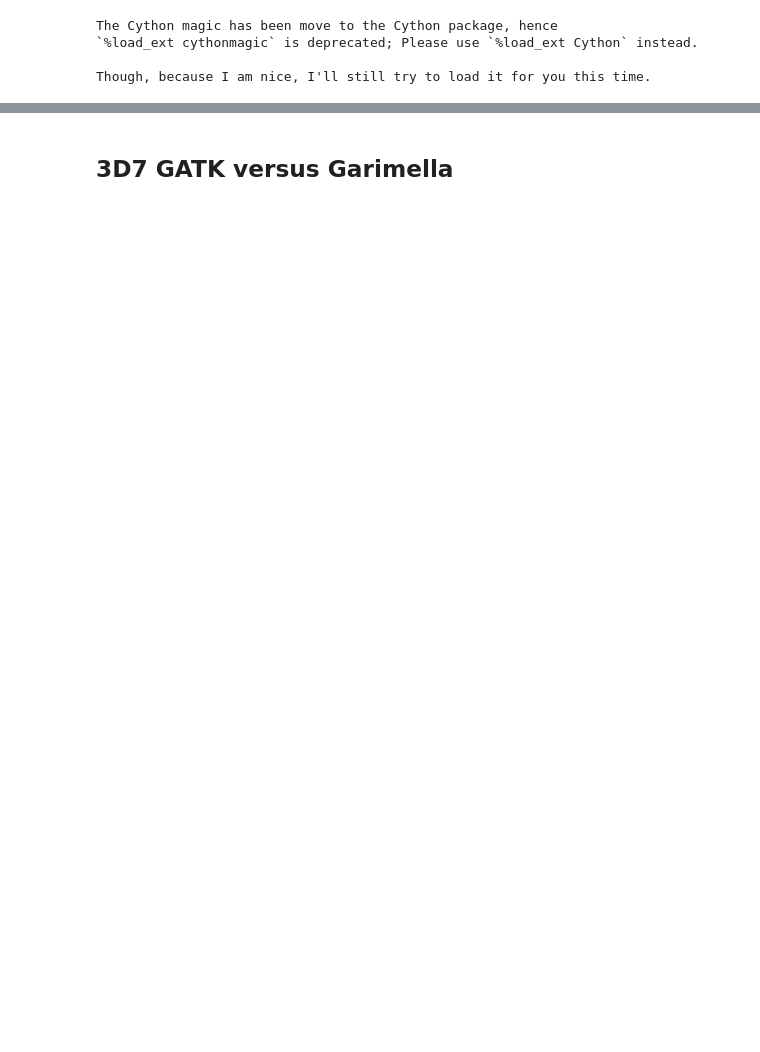
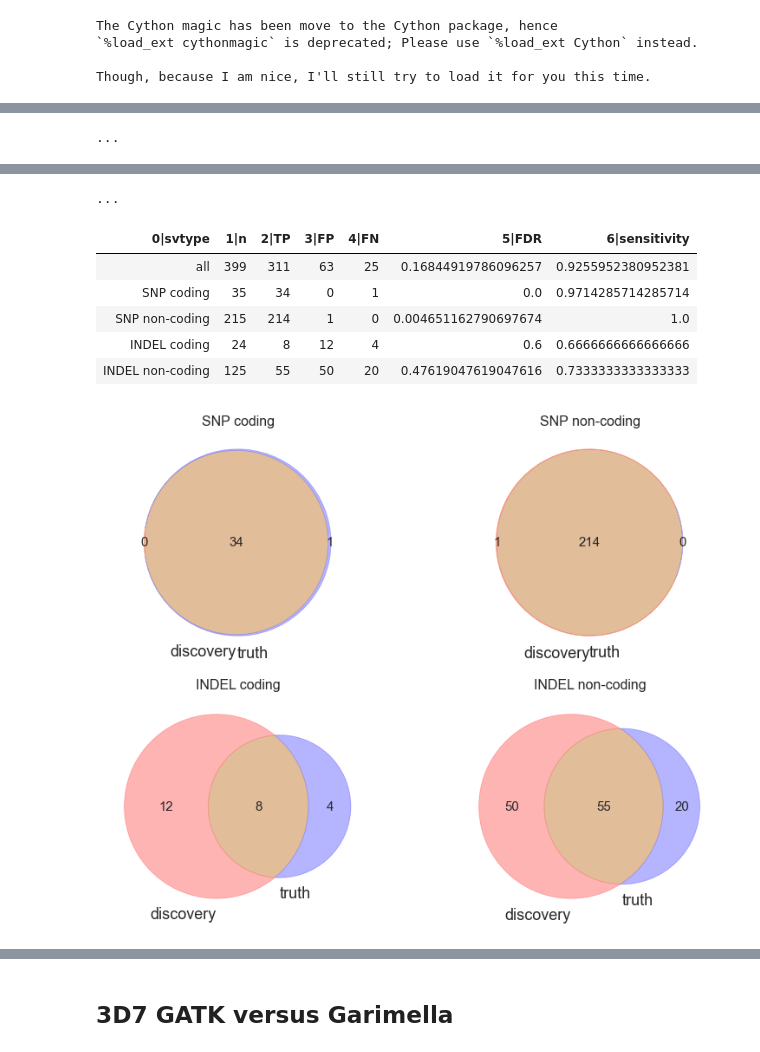
Before and after one commit to wtchg-kwiatkowski/pfx-paper-2015, a Jupyter notebook: supplementary/notebooks/evaluation/evaluation1.ipynb, the cells around one changed output, grey strips where cells are left out. Drawn from its saved outputs; the diff is of its cells as text; code cells hidden in the pictures; blank space fills up the shorter version.

```diff
--- a/supplementary/notebooks/evaluation/evaluation1.ipynb
+++ b/supplementary/notebooks/evaluation/evaluation1.ipynb
@@ -243,0 +315,16 @@ def confusion_tr_style(row):
+# %%
+# bwamem_intractg
+# gatk_ug vs bcftools_consensus
+
+tbl_variants_check1 = tabulate_variants_truth(alignment_method='bwamem_intractg',
+                                              calling_method='gatk_ug',
+                                              assembly='garimella_3d7_ERR019061_contigs').cutout('truth').addfield('discovery', True)
+tbl_variants_check2 = join_truth(tbl_variants_check1,
+                                 alignment_method='bwamem_intractg',
+                                 calling_method='bcftools_consensus',
+                                 assembly='garimella_3d7_ERR019061_contigs',
+                                 key=('CHROM', 'POS', 'REF', 'ALT'))
+tbl_variants_check2.eq('status', 'FP').display(5, tr_style=confusion_tr_style)
+tbl_variants_check2.eq('status', 'FN').display(5, tr_style=confusion_tr_style)
+analyse_confusion(tbl_variants_check2)
+# %% [output]
@@ -243,0 +345 @@ def confusion_tr_style(row):
+...
@@ -243,0 +352,8 @@ def confusion_tr_style(row):
+...
+| 0|svtype | 1|n | 2|TP | 3|FP | 4|FN | 5|FDR | 6|sensitivity |
+| all | 399 | 311 | 63 | 25 | 0.16844919786096257 | 0.9255952380952381 |
+| SNP coding | 35 | 34 | 0 | 1 | 0.0 | 0.9714285714285714 |
+| SNP non-coding | 215 | 214 | 1 | 0 | 0.004651162790697674 | 1.0 |
+| INDEL coding | 24 | 8 | 12 | 4 | 0.6 | 0.6666666666666666 |
+| INDEL non-coding | 125 | 55 | 50 | 20 | 0.47619047619047616 | 0.7333333333333333 |
+[figure, added]
```
Also changed, not shown: parts of 26 cells of this notebook, 1 other file.
